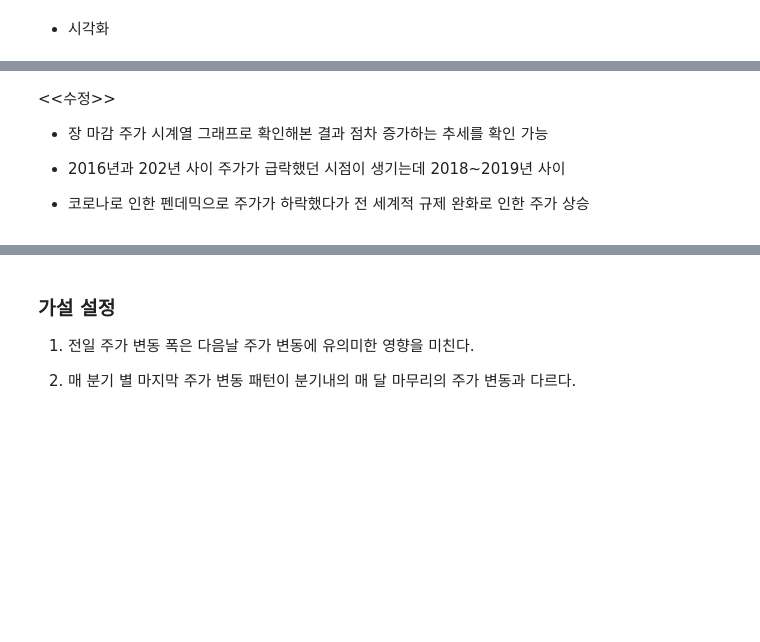
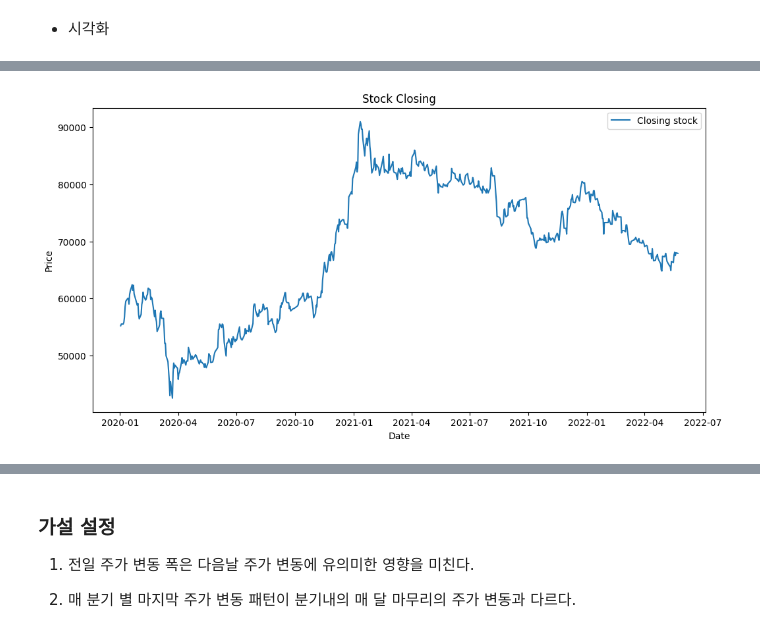
Before and after one commit to jangsihyeon/Death-Coding-Club-Repository, a Jupyter notebook: SIHYEONJANG/Samsung_DA.ipynb, the cells around one changed output, grey strips where cells are left out. Saved outputs shown, nothing was run; the diff lists cells and outputs as text; code cells hidden in the pictures; blank space fills up the shorter version.

```diff
--- a/SIHYEONJANG/Samsung_DA.ipynb
+++ b/SIHYEONJANG/Samsung_DA.ipynb
@@ -101,6 +86,0 @@ print(vol_Yearmonth.head(5))
-# %%
-# 기존 데이터와 vol_Yearmonth 병합
-
-vol_Yearmonth.rename(columns={'Volume' : 'Volume_Avg'}, inplace=True)
-
-data = pd.merge(data, vol_Yearmonth, on = 'Year_Month', how = 'left')
@@ -124,7 +86,0 @@ print(data.head())
-# %%
-# 결측값 대체
-
-data.loc[data['Volume']==0, 'Volume'] = data['Volume_Avg']
-
-print(data[20:25])  # 확인용
-# 23번 거래량(0:결측값이었음) 평균값으로 대체 확인
@@ -145,4 +97,5 @@ print(data[20:25])  # 확인용
 # %%
-# 불필요한 값(연도별 월만 따로 추출한 컬럼, 그 달의 평균 거래량 컬럼) 제거
+# 병합해 놓은 월별 평균 거래량 , 년도-월별 컬럼 제거
+data.drop(columns=['Year_Month', 'Volume_Monthly_Avg'], inplace=True)
 
-data.drop(columns=['Year_Month', 'Volume_Avg'], inplace=True)
+print(data.head(3))
@@ -162,6 +106,0 @@ dtype: object
-# %%
-# 기존의 데이터 타입(정수형)으로 변경
-
-data['Volume'] = data['Volume'].astype('float')
-
-print(data.dtypes)
@@ -226,7 +109,12 @@ for year in range(start_Y, End_Y+1, 3):
-# %% [markdown]
-<<수정>>
-- 장 마감 주가 시계열 그래프로 확인해본 결과 점차 증가하는 추세를 확인 가능
-
-- 2016년과 202년 사이 주가가 급락했던 시점이 생기는데 2018~2019년 사이
-
-- 코로나로 인한 펜데믹으로 주가가 하락했다가 전 세계적 규제 완화로 인한 주가 상승
+# %%
+# 데이터 기한 변동으로 인한 시각화 재실행
+
+plt.figure(figsize=(12,6))
+plt.plot(data['Date'], data['Close'], label='Closing stock')
+plt.title('Stock Closing')
+plt.xlabel('Date')
+plt.ylabel('Price')
+plt.legend()
+plt.show()
+# %% [output]
+[figure, added]
```
Also changed, not shown: parts of 42 cells of this notebook.
